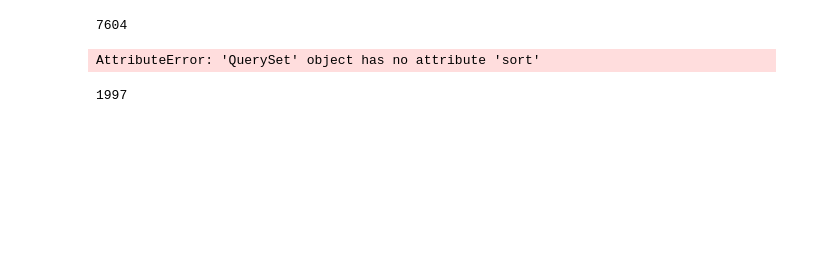
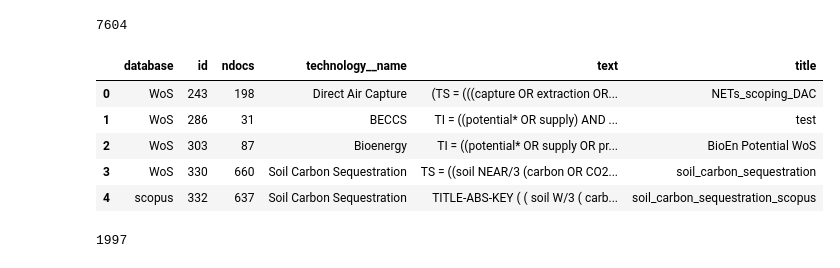
Before and after one commit to mcc-apsis/NETs-review, a Jupyter notebook: query-mgmt/literature_reviewed.ipynb, the cells around one changed output. Drawn from its saved outputs; the diff is of its cells as text; code cells hidden in the pictures; blank space fills up the shorter version.

```diff
--- a/query-mgmt/literature_reviewed.ipynb
+++ b/query-mgmt/literature_reviewed.ipynb
@@ -45,15 +45,20 @@ print(pdocs.distinct().count())#techs = Technology.objects.filter(project=p)
 # %%
 queries = Query.objects.filter(technology__in=techs,doc__isnull=False,type="default").distinct()
 
 qts = queries.annotate(
     ndocs = Count('doc')
 )
 
-qtdf = pd.DataFrame.from_dict(list(qts.sort_by('id').values('id','technology__name','ndocs','title','text','database')))
+qtdf = pd.DataFrame.from_dict(list(qts.order_by('id').values('id','technology__name','ndocs','title','text','database')))
 
 qtdf.head()
 # %% [output]
-AttributeError: 'QuerySet' object has no attribute 'sort'
+|  | database | id | ndocs | technology__name | text | title |
+| 0 | WoS | 243 | 198 | Direct Air Capture | (TS = (((capture OR extraction OR... | NETs_scoping_DAC |
+| 1 | WoS | 286 | 31 | BECCS | TI = ((potential* OR supply) AND ... | test |
+| 2 | WoS | 303 | 87 | Bioenergy | TI = ((potential* OR supply OR pr... | BioEn Potential WoS |
+| 3 | WoS | 330 | 660 | Soil Carbon Sequestration | TS = ((soil NEAR/3 (carbon OR CO2... | soil_carbon_sequestration |
+| 4 | scopus | 332 | 637 | Soil Carbon Sequestration | TITLE-ABS-KEY ( ( soil W/3 ( carb... | soil_carbon_sequestration_scopus |
 # %%
 trdocs = set(list(pdocs.filter(
     docownership__relevant=1,
```
Also changed, not shown: parts of 8 cells of this notebook, 2 other files.
